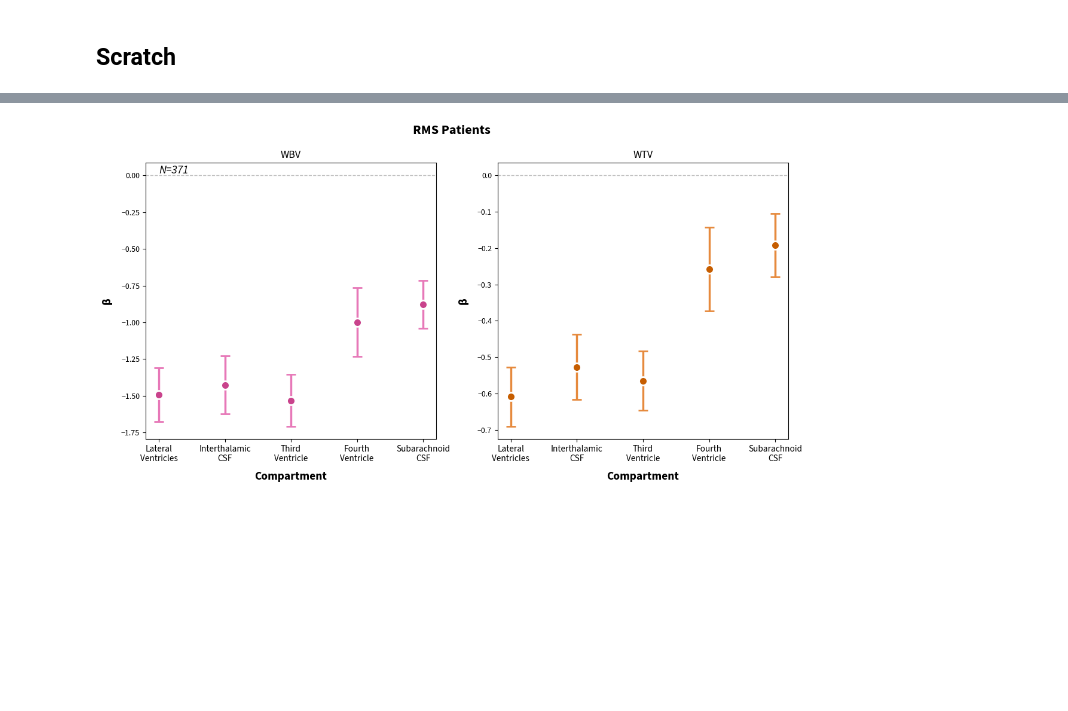
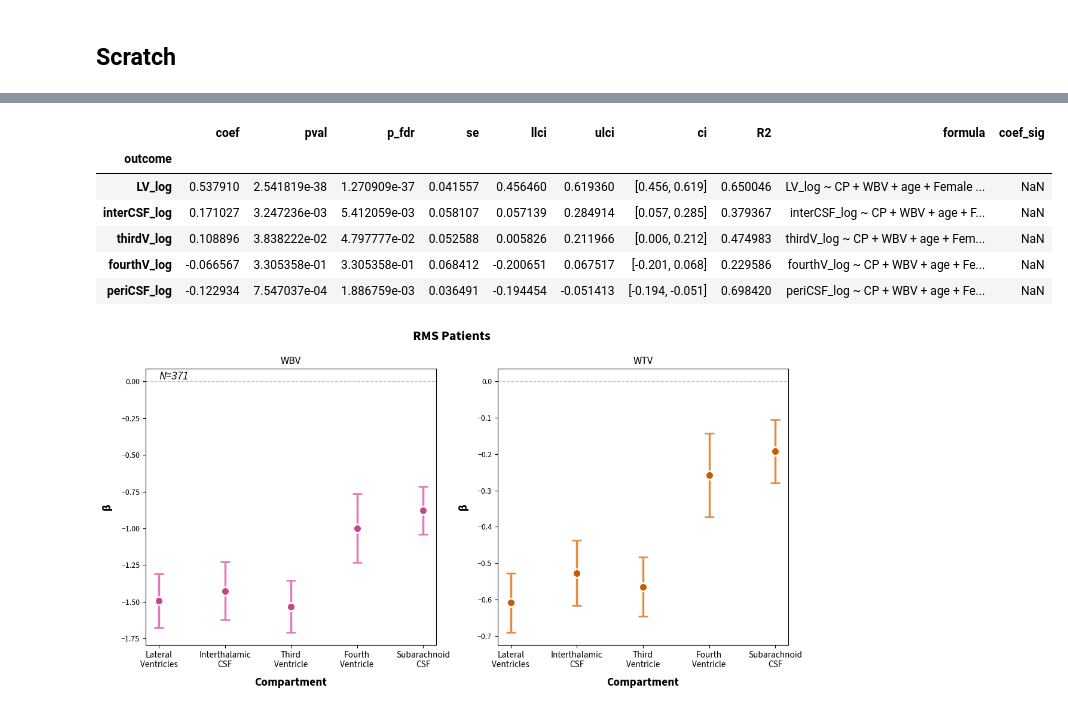
Before and after one commit to srs328/ms_mri, a Jupyter notebook: analysis/thalamus/results/3-CP_CSF_analysis.ipynb, the cells around one changed output, grey strips where cells are left out. Cells and saved outputs as stored; diff of their text form; code cells hidden in the pictures; blank space fills up the shorter version.

```diff
--- a/analysis/thalamus/results/3-CP_CSF_analysis.ipynb
+++ b/analysis/thalamus/results/3-CP_CSF_analysis.ipynb
@@ -3078,3 +3284,13 @@ for model_name, model, formula in zip(
+# %%
+all_results['WBV']['CP']
+# %% [output]
+|  | coef | pval | p_fdr | se | llci | ulci | ci | R2 | formula | coef_sig |
+| outcome |  |  |  |  |  |  |  |  |  |  |
+| LV_log | 0.537910 | 2.541819e-38 | 1.270909e-37 | 0.041557 | 0.456460 | 0.619360 | [0.456, 0.619] | 0.650046 | LV_log ~ CP + WBV + age + Female ... | NaN |
+| interCSF_log | 0.171027 | 3.247236e-03 | 5.412059e-03 | 0.058107 | 0.057139 | 0.284914 | [0.057, 0.285] | 0.379367 | interCSF_log ~ CP + WBV + age + F... | NaN |
+| thirdV_log | 0.108896 | 3.838222e-02 | 4.797777e-02 | 0.052588 | 0.005826 | 0.211966 | [0.006, 0.212] | 0.474983 | thirdV_log ~ CP + WBV + age + Fem... | NaN |
+| fourthV_log | -0.066567 | 3.305358e-01 | 3.305358e-01 | 0.068412 | -0.200651 | 0.067517 | [-0.201, 0.068] | 0.229586 | fourthV_log ~ CP + WBV + age + Fe... | NaN |
+| periCSF_log | -0.122934 | 7.547037e-04 | 1.886759e-03 | 0.036491 | -0.194454 | -0.051413 | [-0.194, -0.051] | 0.698420 | periCSF_log ~ CP + WBV + age + Fe... | NaN |
 # %%
 outcomes = ["LV_log", "interCSF_log", "thirdV_log", "fourthV_log", "periCSF_log"]
 predictors = [
```
Also changed, not shown: parts of 4 cells of this notebook, 17 other files.
